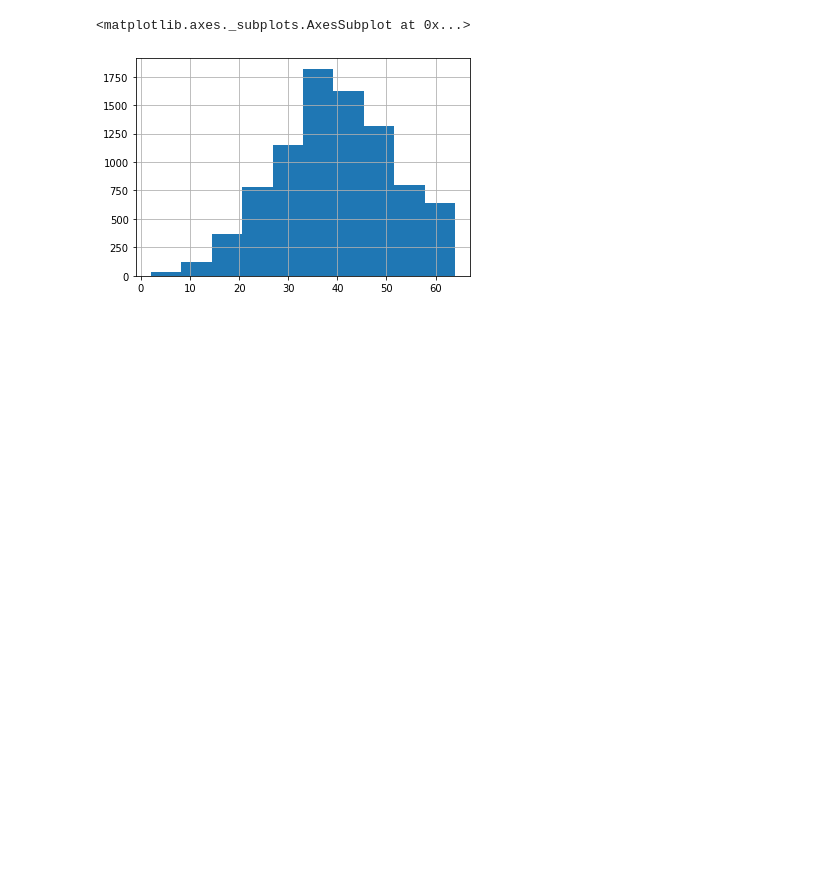
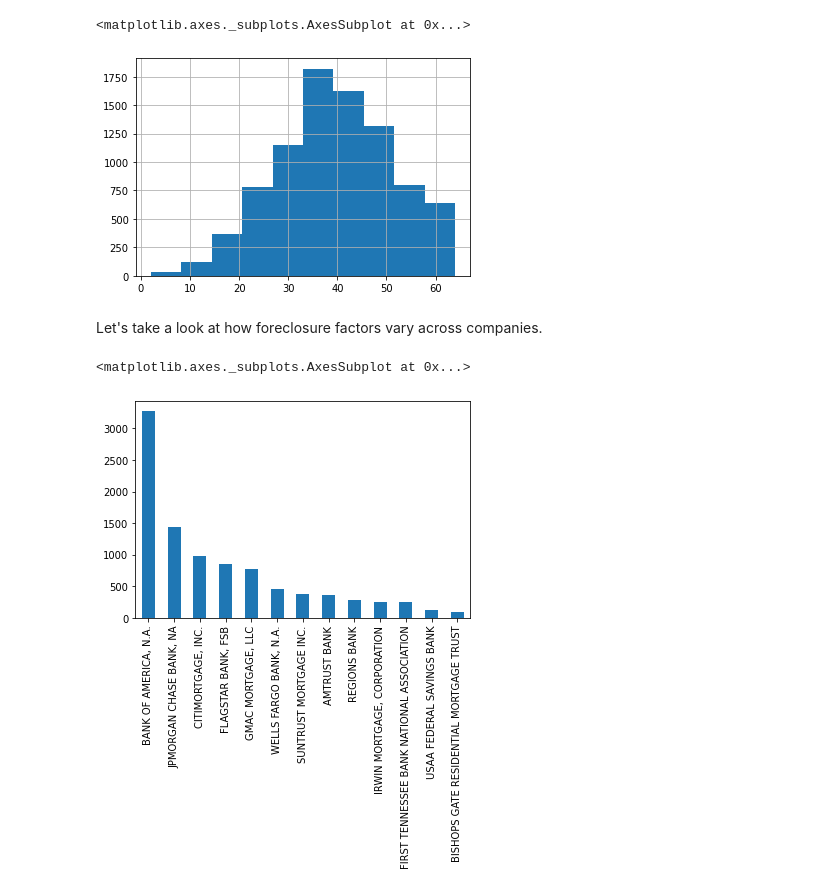
Before and after one commit to jcabiles/AnalysisPractice, a Jupyter notebook: foreclosed_loans_analysis/Analysis of Foreclosed Loans.ipynb, the cells around one changed output. Saved outputs shown, nothing was run; the diff lists cells and outputs as text; code cells hidden in the pictures; blank space fills up the shorter version.

Commit message:
Add frequency count bar plot

```diff
--- a/foreclosed_loans_analysis/Analysis of Foreclosed Loans.ipynb
+++ b/foreclosed_loans_analysis/Analysis of Foreclosed Loans.ipynb
@@ -198,3 +198,11 @@ all_loans[all_loans.foreclosure_flag == 1].loc[:, 'orig_dti'].hist()
 # %% [output]
 <matplotlib.axes._subplots.AxesSubplot at 0x...>
 [figure]
+# %% [markdown]
+Let's take a look at how foreclosure factors vary across companies.
+# %%
+# frequency count of sellers with most foreclosed loans
+all_loans[all_loans.foreclosure_flag == 1]['seller_name'].value_counts().plot.bar()
+# %% [output]
+<matplotlib.axes._subplots.AxesSubplot at 0x...>
+[figure, added]
```
